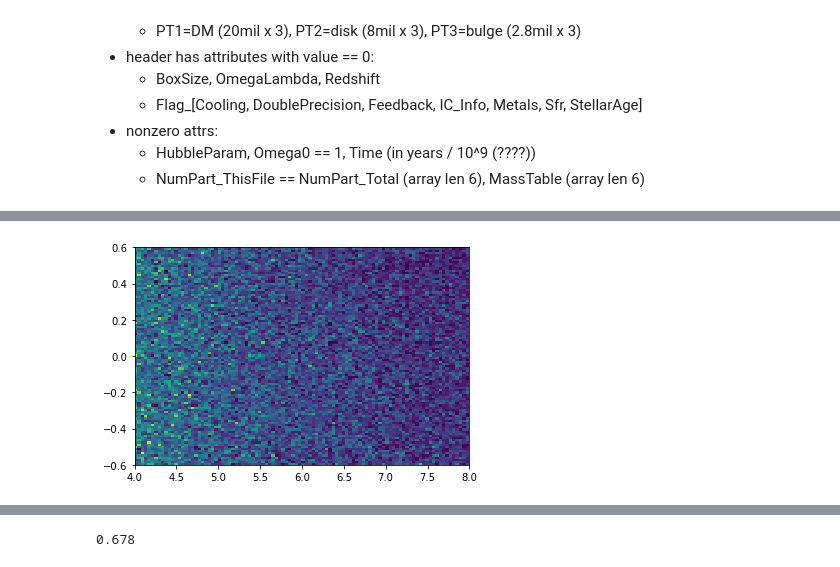
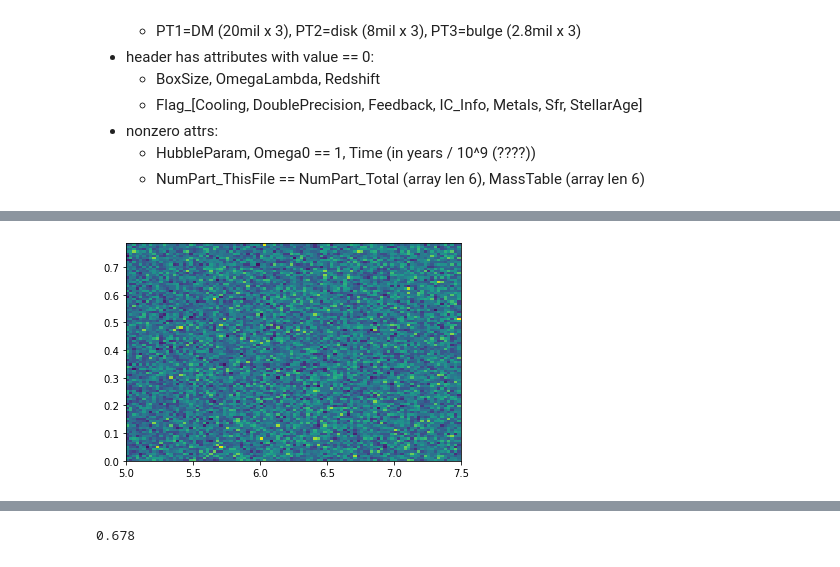
Before and after one commit to njhilliard/trojan-neighborhood, a Jupyter notebook: workbook.ipynb, the cells around one changed output, grey strips where cells are left out. Cells and saved outputs as stored; diff of their text form; code cells hidden in the pictures.

Commit message:
fully populated pd.DF, preliminary plotting

```diff
--- a/workbook.ipynb
+++ b/workbook.ipynb
@@ -66,8 +60,9 @@ df
 # %%
 path = "data/snap_582.hdf5"
-head, df = read_hdf5(path, p_type=3) #testing with fewer particles
-df["x"] = df["x"] - df["x"].median()
-df["y"] = df["y"] - df["y"].median()
+head, df = read_hdf5(path, p_type=1) #testing with fewer particles
+df_center(df)
+df_polar(df)
+df['z'].describe()
 #hist ,xbin, ybin = np.histogram2d(df["x"], df["y"], normed=True, bins=[360,360])
 #plt.hist2d(df["x"], df["y"], density=True, bins=[360,360])
 # %% [output]
@@ -97,4 +78,6 @@ Name: r, dtype: float64
 # %%
-h, redg, thedg, img = plt.hist2d(df["r"], df["theta"], bins=[100,100], range=[[4, 8],[-0.6,0.6]])
+h, redg, thedg, img = plt.hist2d(df["r"][df['z'].abs() > 1], df["theta"][df['z'].abs() > 1],
+                                 bins=[100,100], range=[[5, 7.5],[0,np.pi/4]], density=True)
+# NEXT TODO: use (z cutoff) & (theta cutoff) & (r cutoff), then plot x&y
 # %% [output]
-[figure, old version]
+[figure, new version]
```
Also changed, not shown: parts of 5 cells of this notebook.
